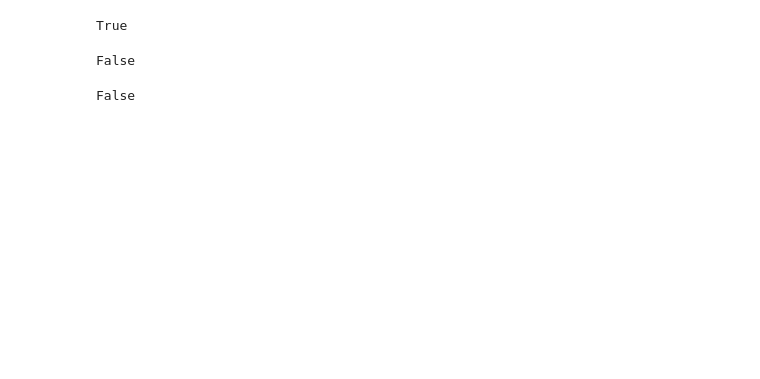
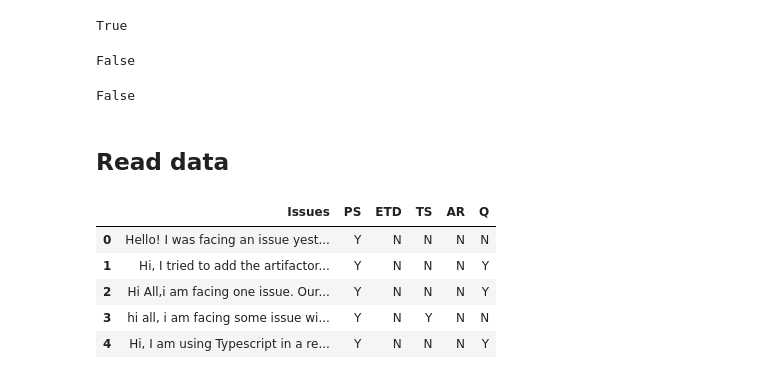
Before and after one commit to NoleWang/Respondent_Recommendation, a Jupyter notebook: Data/tools/Completeness_Detection.ipynb, the cells around one changed output. Saved outputs shown, nothing was run; the diff lists cells and outputs as text; code cells hidden in the pictures; blank space fills up the shorter version.

```diff
--- a/Data/tools/Completeness_Detection.ipynb
+++ b/Data/tools/Completeness_Detection.ipynb
@@ -80,3 +94,5 @@ False
 is_question("I wonder if the OS can affect to assembly")
 # %% [output]
 False
+# %% [markdown]
+## Read data
@@ -82,0 +104,9 @@ False
+# %%
+df.head()
+# %% [output]
+|  | Issues | PS | ETD | TS | AR | Q |
+| 0 | Hello! I was facing an issue yest... | Y | N | N | N | N |
+| 1 | Hi, I tried to add the artifactor... | Y | N | N | N | Y |
+| 2 | Hi All,i am facing one issue. Our... | Y | N | N | N | Y |
+| 3 | hi all, i am facing some issue wi... | Y | N | Y | N | N |
+| 4 | Hi, I am using Typescript in a re... | Y | N | N | N | Y |
```
Also changed, not shown: parts of 9 cells of this notebook, 3 other files.
